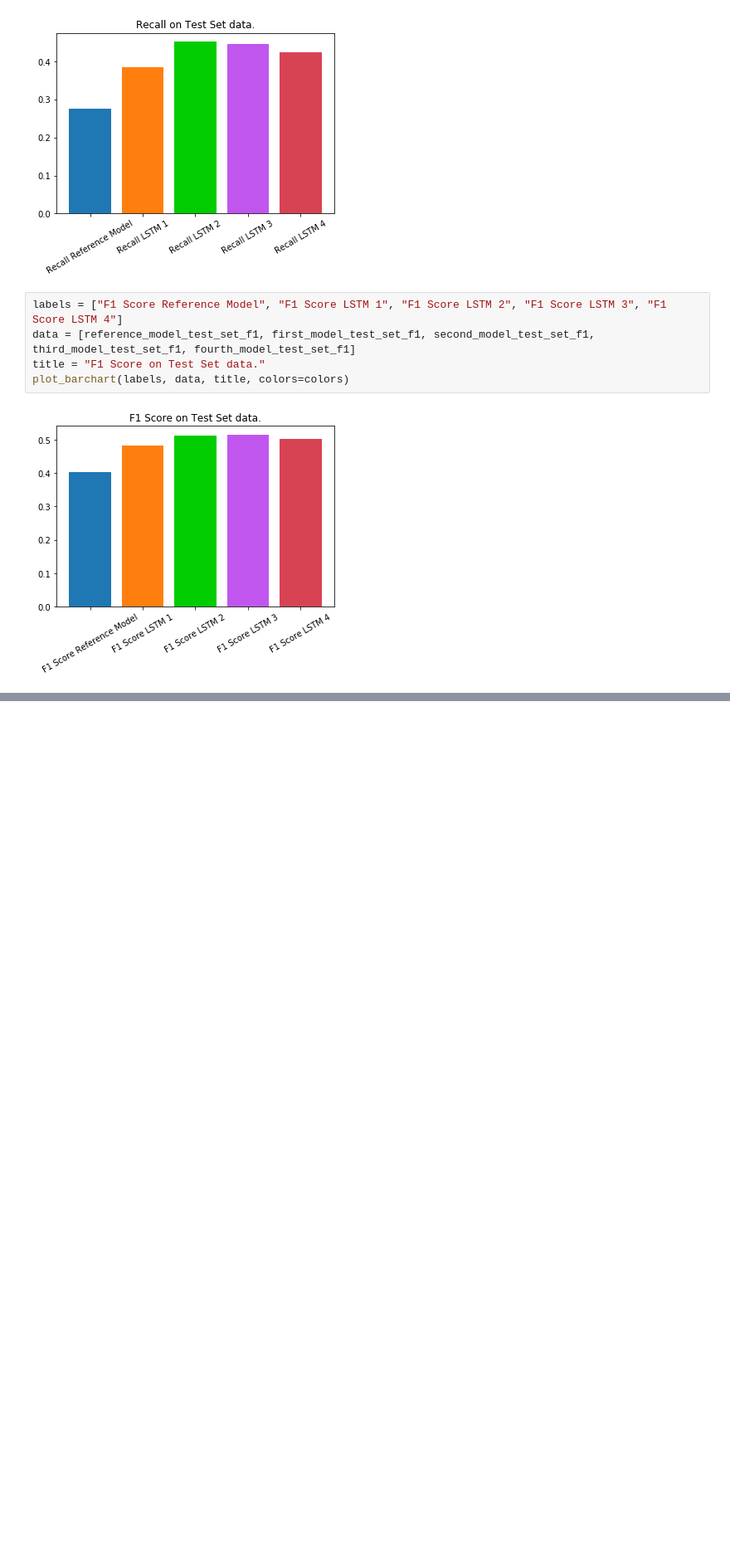
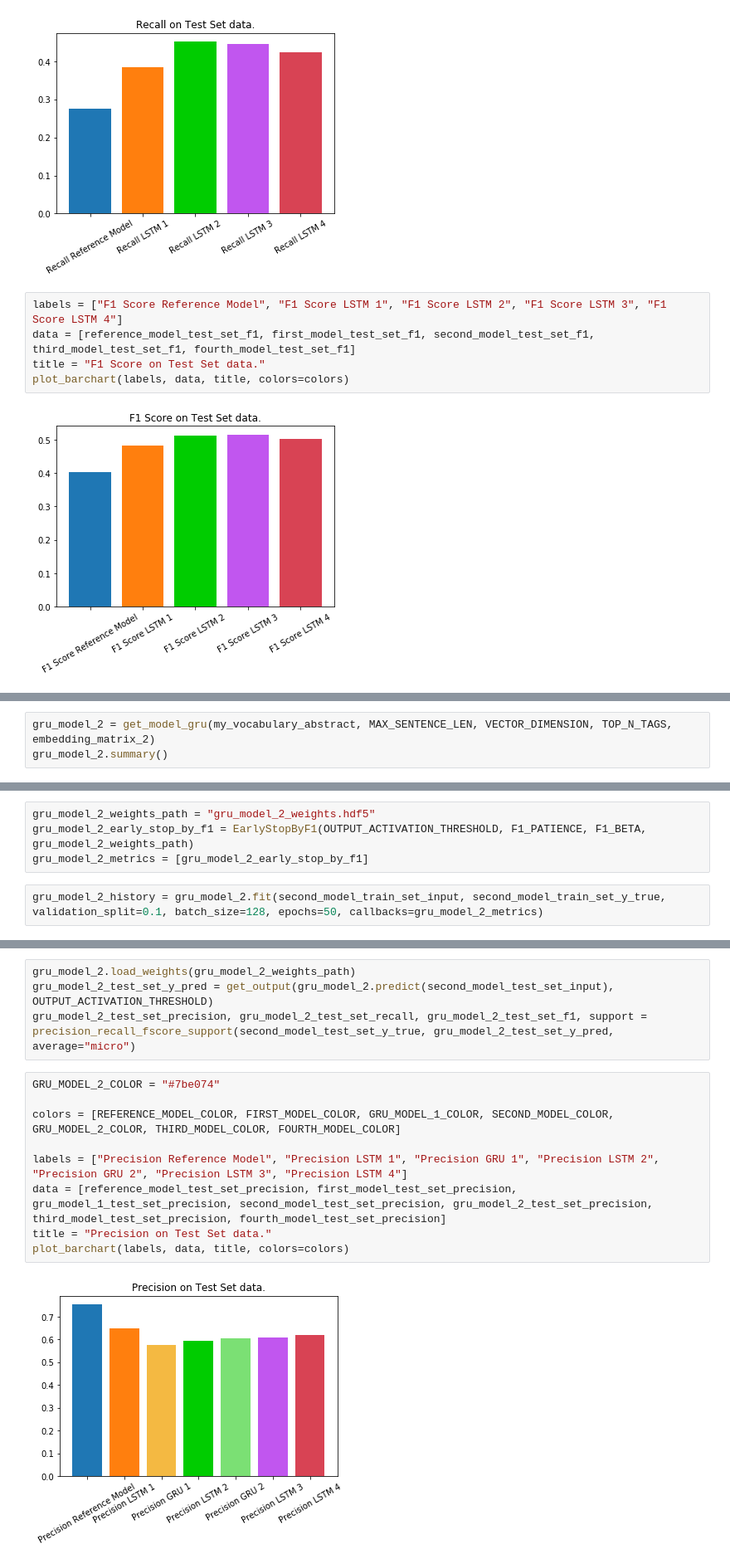
Before and after one commit to mtnntn/tagRecommendation, a Jupyter notebook: tagRecommendation/datasource/tag_recommendation.ipynb, the cells around one changed output, grey strips where cells are left out. Shown: that part at 83% size. Cells and saved outputs as stored; diff of their text form; blank space fills up the shorter version.

```diff
--- a/tagRecommendation/datasource/tag_recommendation.ipynb
+++ b/tagRecommendation/datasource/tag_recommendation.ipynb
@@ -1245,0 +1320,3 @@ plot_barchart(labels, data, title, colors=colors)
+# %%
+gru_model_2 = get_model_gru(my_vocabulary_abstract, MAX_SENTENCE_LEN, VECTOR_DIMENSION, TOP_N_TAGS, embedding_matrix_2)
+gru_model_2.summary()
@@ -1245,0 +1339,6 @@ plot_barchart(labels, data, title, colors=colors)
+# %%
+gru_model_2_weights_path = "gru_model_2_weights.hdf5"
+gru_model_2_early_stop_by_f1 = EarlyStopByF1(OUTPUT_ACTIVATION_THRESHOLD, F1_PATIENCE, F1_BETA, gru_model_2_weights_path)
+gru_model_2_metrics = [gru_model_2_early_stop_by_f1]
+# %%
+gru_model_2_history = gru_model_2.fit(second_model_train_set_input, second_model_train_set_y_true, validation_split=0.1, batch_size=128, epochs=50, callbacks=gru_model_2_metrics)
@@ -1245,0 +1363,15 @@ plot_barchart(labels, data, title, colors=colors)
+# %%
+gru_model_2.load_weights(gru_model_2_weights_path)
+gru_model_2_test_set_y_pred = get_output(gru_model_2.predict(second_model_test_set_input), OUTPUT_ACTIVATION_THRESHOLD)
+gru_model_2_test_set_precision, gru_model_2_test_set_recall, gru_model_2_test_set_f1, support = precision_recall_fscore_support(second_model_test_set_y_true, gru_model_2_test_set_y_pred, average="micro")
+# %%
+GRU_MODEL_2_COLOR = "#7be074"
+
+colors = [REFERENCE_MODEL_COLOR, FIRST_MODEL_COLOR, GRU_MODEL_1_COLOR, SECOND_MODEL_COLOR, GRU_MODEL_2_COLOR, THIRD_MODEL_COLOR, FOURTH_MODEL_COLOR]
+
+labels = ["Precision Reference Model", "Precision LSTM 1", "Precision GRU 1", "Precision LSTM 2", "Precision GRU 2", "Precision LSTM 3", "Precision LSTM 4"]
+data = [reference_model_test_set_precision, first_model_test_set_precision, gru_model_1_test_set_precision, second_model_test_set_precision, gru_model_2_test_set_precision, third_model_test_set_precision, fourth_model_test_set_precision]
+title = "Precision on Test Set data."
+plot_barchart(labels, data, title, colors=colors)
+# %% [output]
+[figure, added]
```
Also changed, not shown: parts of 35 cells of this notebook.
